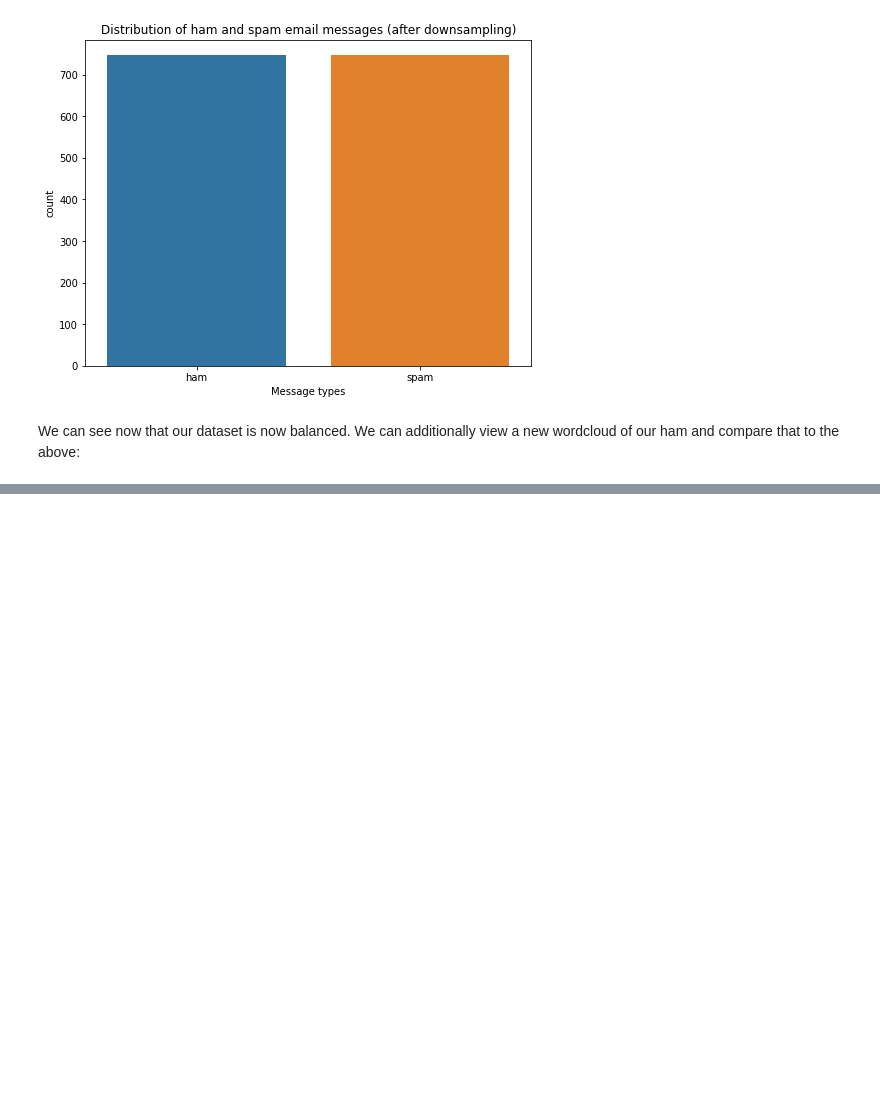
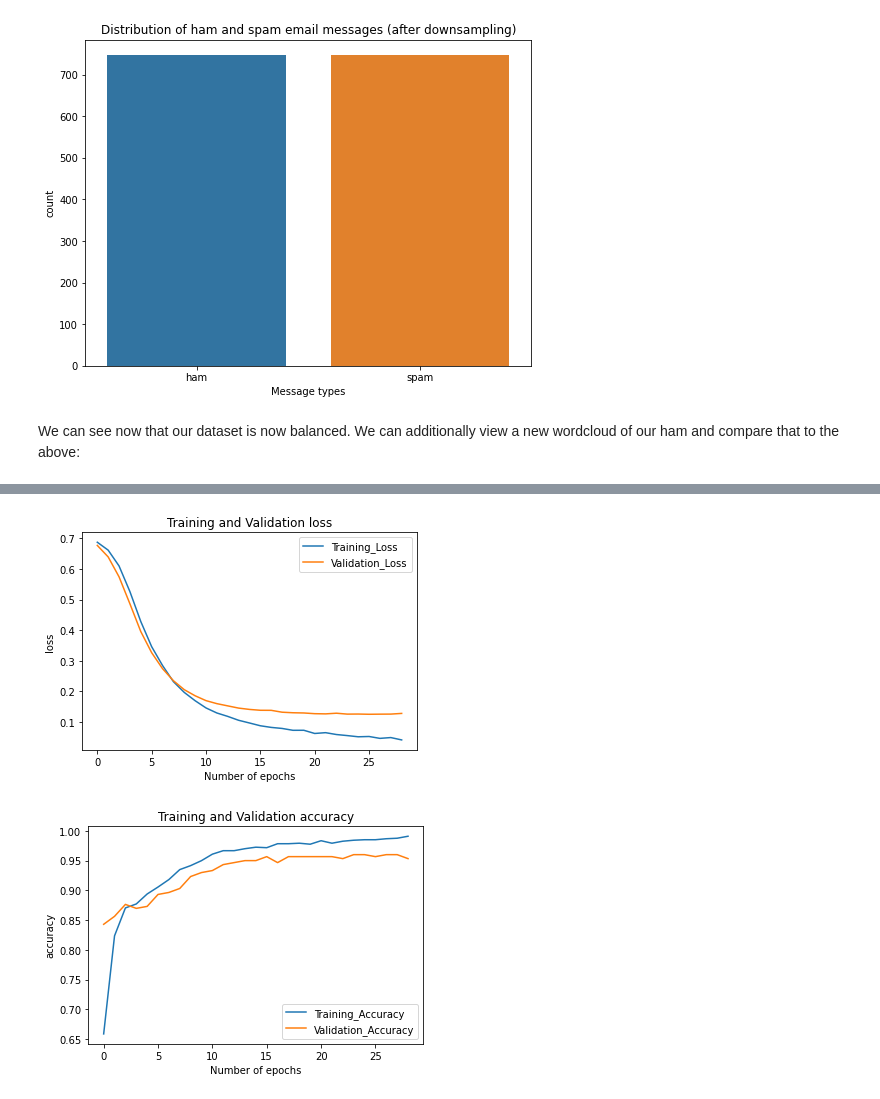
Before and after one commit to JoeSGunter/cs39aa_project, a Jupyter notebook: spam-detection.ipynb, the cells around one changed output, grey strips where cells are left out. Cells and saved outputs as stored; diff of their text form; code cells hidden in the pictures; blank space fills up the shorter version.

```diff
--- a/spam-detection.ipynb
+++ b/spam-detection.ipynb
@@ -133,0 +251,16 @@ plt.show()
+# %%
+#Hyperparameter values
+embeding_dim = 16
+drop_value = 0.2 # dropout
+n_dense = 24
+
+#model architecture
+model = Sequential()
+model.add(Embedding(vocab_size, embeding_dim, input_length=max_len))
+model.add(GlobalAveragePooling1D())
+model.add(Dense(n_dense, activation='relu'))
+model.add(Dropout(drop_value))
+model.add(Dense(1, activation='sigmoid'))
+
+#View a summary of our model
+model.summary()
@@ -133,0 +288,2 @@ plt.show()
+# %%
+model.compile(loss='binary_crossentropy',optimizer='adam' ,metrics=['accuracy'])
@@ -133,0 +292,6 @@ plt.show()
+# %%
+# fitting a dense spam detector model
+num_epochs = 30
+early_stop = EarlyStopping(monitor='val_loss', patience=3)
+
+history1 = model.fit(training_padded, train_labels, epochs=num_epochs, validation_data=(testing_padded, test_labels),callbacks =[early_stop], verbose=2)
@@ -133,0 +377,19 @@ plt.show()
+# %%
+# Read as a dataframe
+metrics = pd.DataFrame(history1.history)
+
+# Rename column
+metrics.rename(columns = {'loss': 'Training_Loss', 'accuracy': 'Training_Accuracy', 'val_loss': 'Validation_Loss', 'val_accuracy': 'Validation_Accuracy'}, inplace = True)
+
+def plot_graphs1(var1, var2, string):
+    metrics[[var1, var2]].plot()
+    plt.title('Training and Validation ' + string)
+    plt.xlabel ('Number of epochs')
+    plt.ylabel(string)
+    plt.legend([var1, var2])
+
+plot_graphs1('Training_Loss', 'Validation_Loss', 'loss')
+plot_graphs1('Training_Accuracy', 'Validation_Accuracy', 'accuracy')
+# %% [output]
+[figure, added]
+[figure, added]
```
Also changed, not shown: parts of 26 cells of this notebook.
